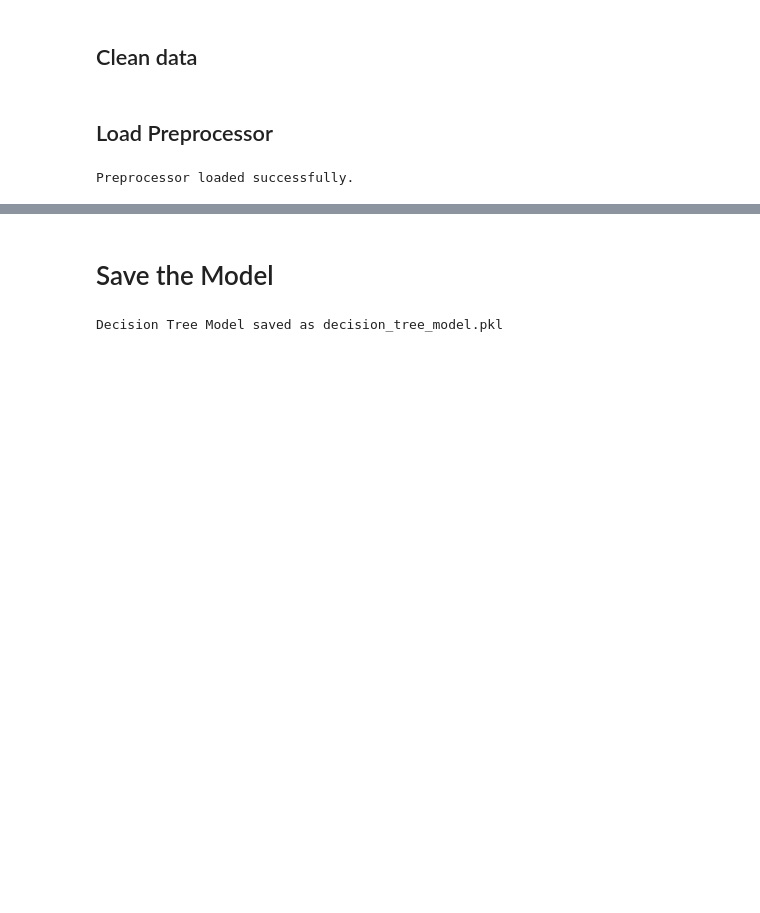
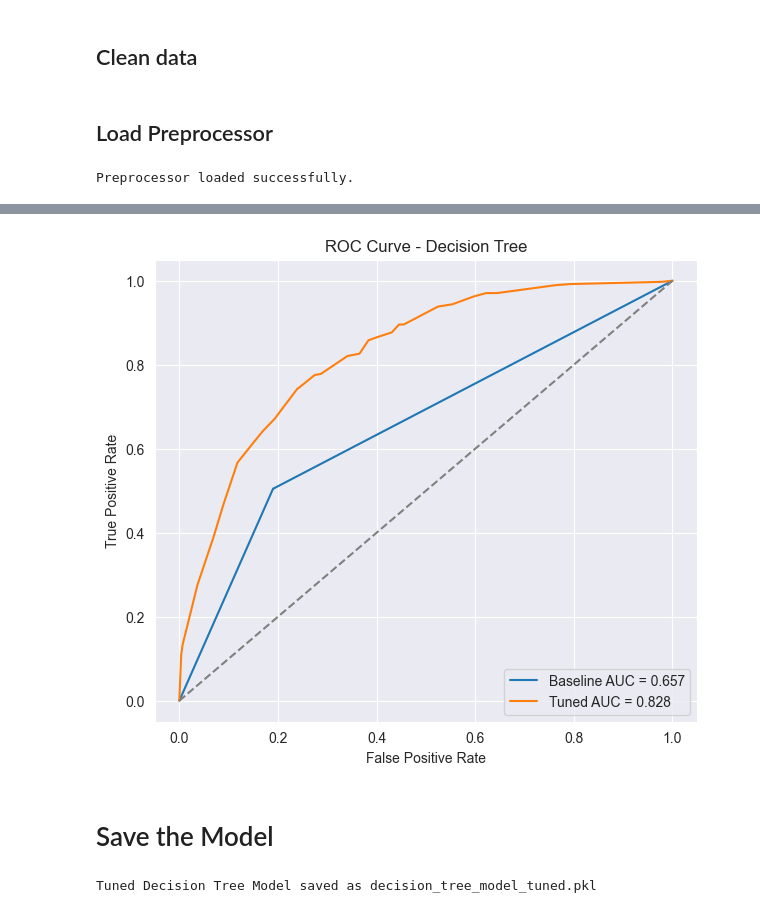
Before and after one commit to Sahan1644/ML-Churn, a Jupyter notebook: notebooks/03 Decision Tree Model.ipynb, the cells around one changed output, grey strips where cells are left out. Saved outputs shown, nothing was run; the diff lists cells and outputs as text; code cells hidden in the pictures; blank space fills up the shorter version.

```diff
--- a/notebooks/03 Decision Tree Model.ipynb
+++ b/notebooks/03 Decision Tree Model.ipynb
@@ -104,7 +124,31 @@ weighted avg       0.78      0.80      0.78      1409
+# %%
+# --- Baseline Decision Tree ---
+y_pred_proba_baseline = baseline_dt.predict_proba(X_test)[:, 1]
+fpr_base, tpr_base, _ = roc_curve(y_test, y_pred_proba_baseline)
+roc_auc_base = auc(fpr_base, tpr_base)
+
+# --- Tuned Decision Tree ---
+y_pred_proba_tuned = best_dt.predict_proba(X_test)[:, 1]
+fpr_tuned, tpr_tuned, _ = roc_curve(y_test, y_pred_proba_tuned)
+roc_auc_tuned = auc(fpr_tuned, tpr_tuned)
+
+# Plot ROC Curves
+plt.figure(figsize=(7, 6))
+plt.plot(fpr_base, tpr_base, label=f'Baseline AUC = {roc_auc_base:.3f}')
+plt.plot(fpr_tuned, tpr_tuned, label=f'Tuned AUC = {roc_auc_tuned:.3f}')
+plt.plot([0, 1], [0, 1], linestyle='--', color='gray')
+plt.title("ROC Curve - Decision Tree")
+plt.xlabel("False Positive Rate")
+plt.ylabel("True Positive Rate")
+plt.legend(loc='lower right')
+plt.grid(True)
+plt.show()
+# %% [output]
+[figure, added]
 # %% [markdown]
 # Save the Model
 # %%
-joblib.dump(dt_clf, "results/decision_tree_model.pkl")
-print("Decision Tree Model saved as decision_tree_model.pkl")
+joblib.dump(best_dt, "results/decision_tree_model_tuned.pkl")
+print("Tuned Decision Tree Model saved as decision_tree_model_tuned.pkl")
 # %% [output]
-Decision Tree Model saved as decision_tree_model.pkl
+Tuned Decision Tree Model saved as decision_tree_model_tuned.pkl
```
Also changed, not shown: parts of 13 cells of this notebook, 2 other files.
